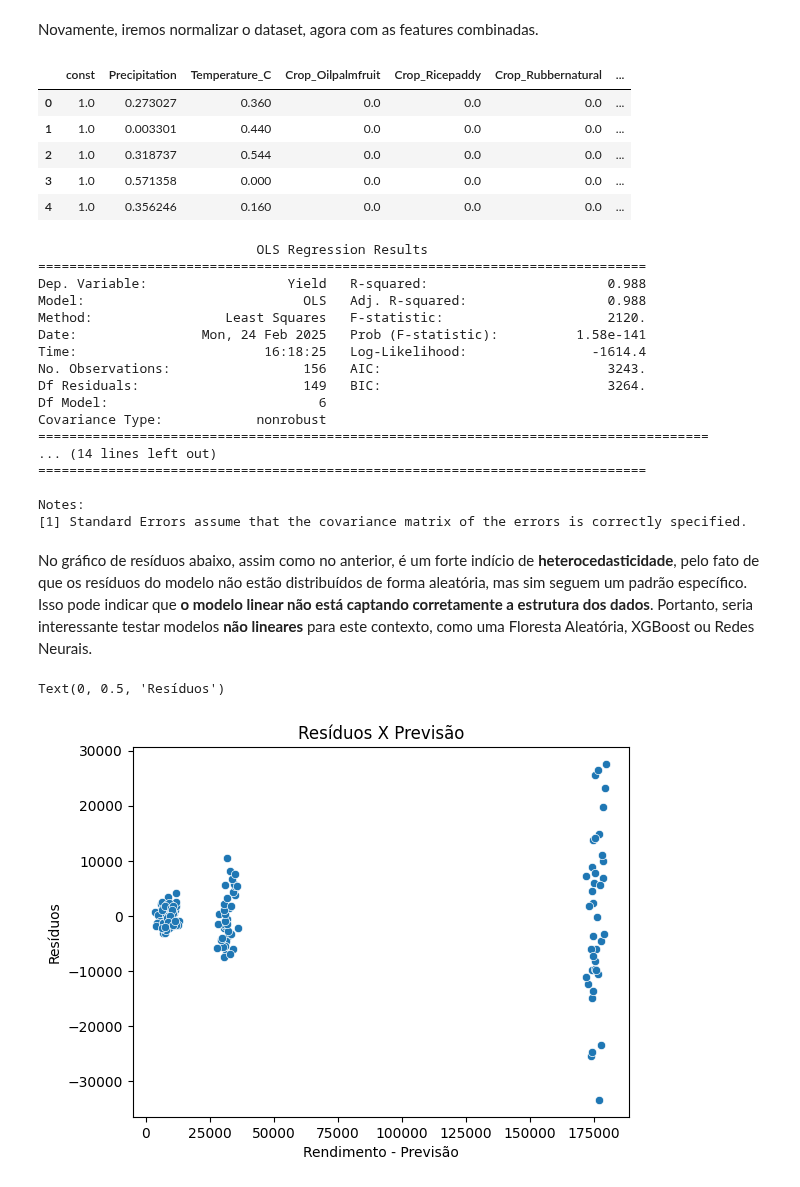
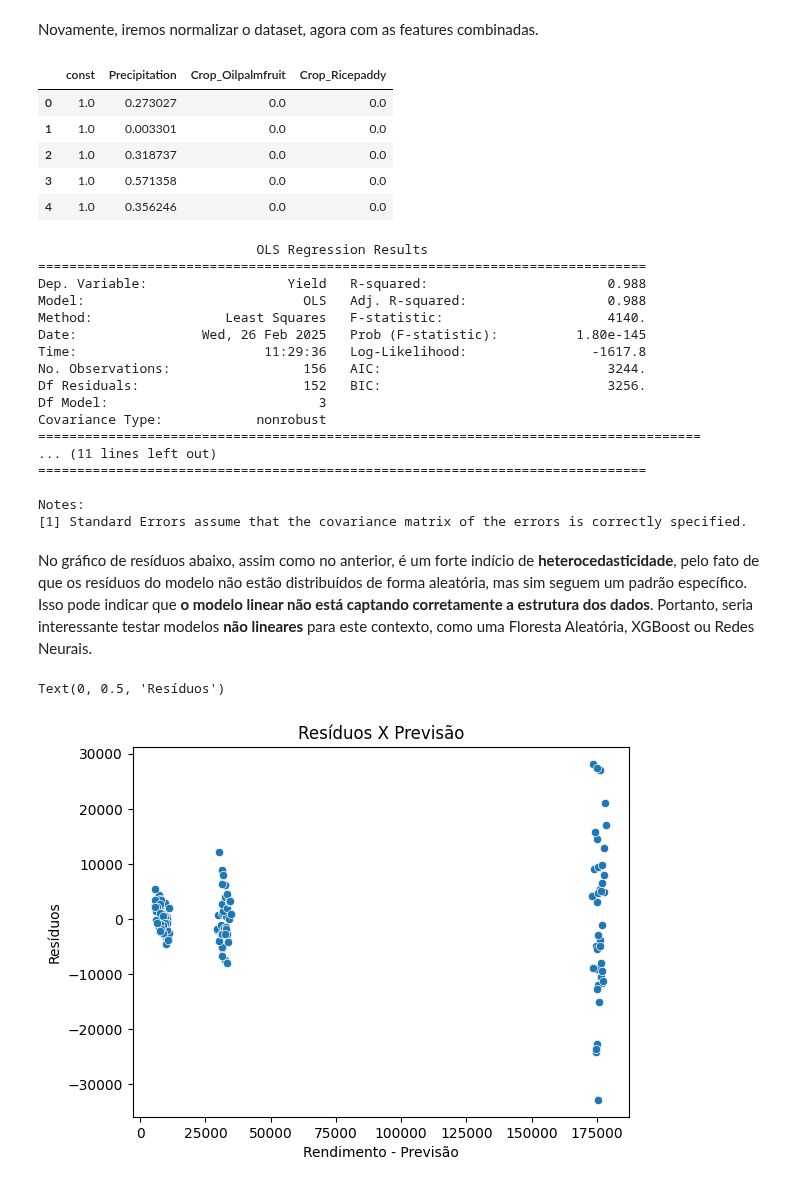
Before and after one commit to DiogoBotton/Machine_Learning_Training_Learn, a Jupyter notebook: Regressao_Linear/FIAP/Atividade_Fase5/01_exploratory_analysis.ipynb, the cells around one changed output. Drawn from its saved outputs; the diff is of its cells as text; code cells hidden in the pictures.

Commit message:
Adicionado novos modelos e iniciado regressão linear com o modelo baseline

```diff
--- a/Regressao_Linear/FIAP/Atividade_Fase5/01_exploratory_analysis.ipynb
+++ b/Regressao_Linear/FIAP/Atividade_Fase5/01_exploratory_analysis.ipynb
@@ -324,17 +324,18 @@ normalization = MinMaxScaler()
 X_scaled = normalization.fit_transform(X)
 
 df_X_scaled = pd.DataFrame(X_scaled, columns=X.columns)
+df_X_scaled.drop(['Crop_Rubbernatural', 'humidity_combined','Temperature_C'], axis=1, inplace=True)
 
 # Necessário adicionar um valor de constante, para permitir ao modelo encontrar um valor de y quando x = 0 (intercepto)
 df_X_scaled = sm.add_constant(df_X_scaled)
 df_X_scaled.head()
 # %% [output]
-|  | const | Precipitation | Temperature_C | Crop_Oilpalmfruit | Crop_Ricepaddy | Crop_Rubbernatural | ... |
-| 0 | 1.0 | 0.273027 | 0.360 | 0.0 | 0.0 | 0.0 | ... |
-| 1 | 1.0 | 0.003301 | 0.440 | 0.0 | 0.0 | 0.0 | ... |
-| 2 | 1.0 | 0.318737 | 0.544 | 0.0 | 0.0 | 0.0 | ... |
-| 3 | 1.0 | 0.571358 | 0.000 | 0.0 | 0.0 | 0.0 | ... |
-| 4 | 1.0 | 0.356246 | 0.160 | 0.0 | 0.0 | 0.0 | ... |
+|  | const | Precipitation | Crop_Oilpalmfruit | Crop_Ricepaddy |
+| 0 | 1.0 | 0.273027 | 0.0 | 0.0 |
+| 1 | 1.0 | 0.003301 | 0.0 | 0.0 |
+| 2 | 1.0 | 0.318737 | 0.0 | 0.0 |
+| 3 | 1.0 | 0.571358 | 0.0 | 0.0 |
+| 4 | 1.0 | 0.356246 | 0.0 | 0.0 |
 # %%
 model_4 = sm.OLS(y, df_X_scaled).fit()
 print(model_4.summary())
@@ -343,15 +344,15 @@ print(model_4.summary())
 ==============================================================================
 Dep. Variable:                  Yield   R-squared:                       0.988
 Model:                            OLS   Adj. R-squared:                  0.988
-Method:                 Least Squares   F-statistic:                     2120.
-Date:                Mon, 24 Feb 2025   Prob (F-statistic):          1.58e-141
-Time:                        16:18:25   Log-Likelihood:                -1614.4
-No. Observations:                 156   AIC:                             3243.
-Df Residuals:                     149   BIC:                             3264.
-Df Model:                           6
+Method:                 Least Squares   F-statistic:                     4140.
+Date:                Wed, 26 Feb 2025   Prob (F-statistic):          1.80e-145
+Time:                        11:29:36   Log-Likelihood:                -1617.8
+No. Observations:                 156   AIC:                             3244.
+Df Residuals:                     152   BIC:                             3256.
+Df Model:                           3
 Covariance Type:            nonrobust
-======================================================================================
-... (14 lines left out)
+=====================================================================================
+... (11 lines left out)
 ==============================================================================
 
 Notes:
@@ -361,10 +362,10 @@ model_4_y_predicts = model_4.predict(df_X_scaled)
 # %% [markdown]
 No gráfico de resíduos abaixo, assim como no anterior, é um forte indício de **heterocedasticidade**, pelo fato de que os resíduos do modelo não estão distribuídos de forma aleatória, mas sim seguem um padrão específico. Isso pode indicar que **o modelo linear não está captando corretamente a estrutura dos dados**. Portanto, seria interessante testar modelos **não lineares** para este contexto, como uma Floresta Aleatória, XGBoost ou Redes Neurais.
 # %%
-sns.scatterplot(x=model_4_y_predicts, y=model_2.resid)
+sns.scatterplot(x=model_4_y_predicts, y=model_4.resid)
 plt.title('Resíduos X Previsão')
 plt.xlabel('Rendimento - Previsão')
 plt.ylabel('Resíduos')
 # %% [output]
 Text(0, 0.5, 'Resíduos')
-[figure, old version]
+[figure, new version]
```
Also changed, not shown: parts of 8 cells of this notebook, 1 other file.
